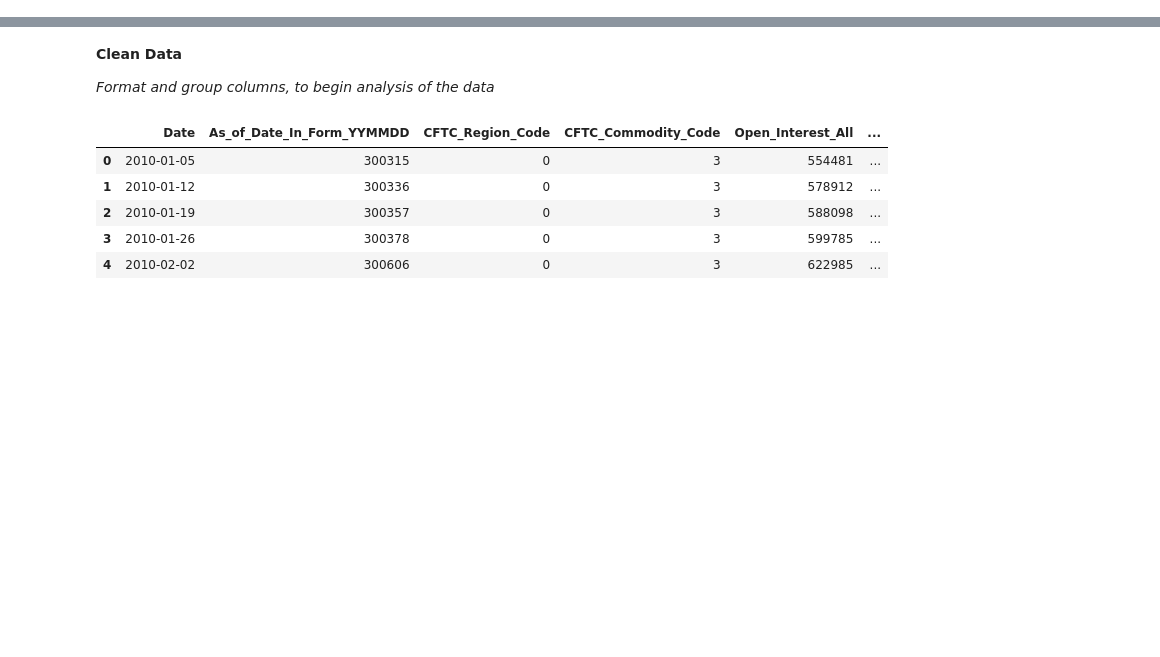
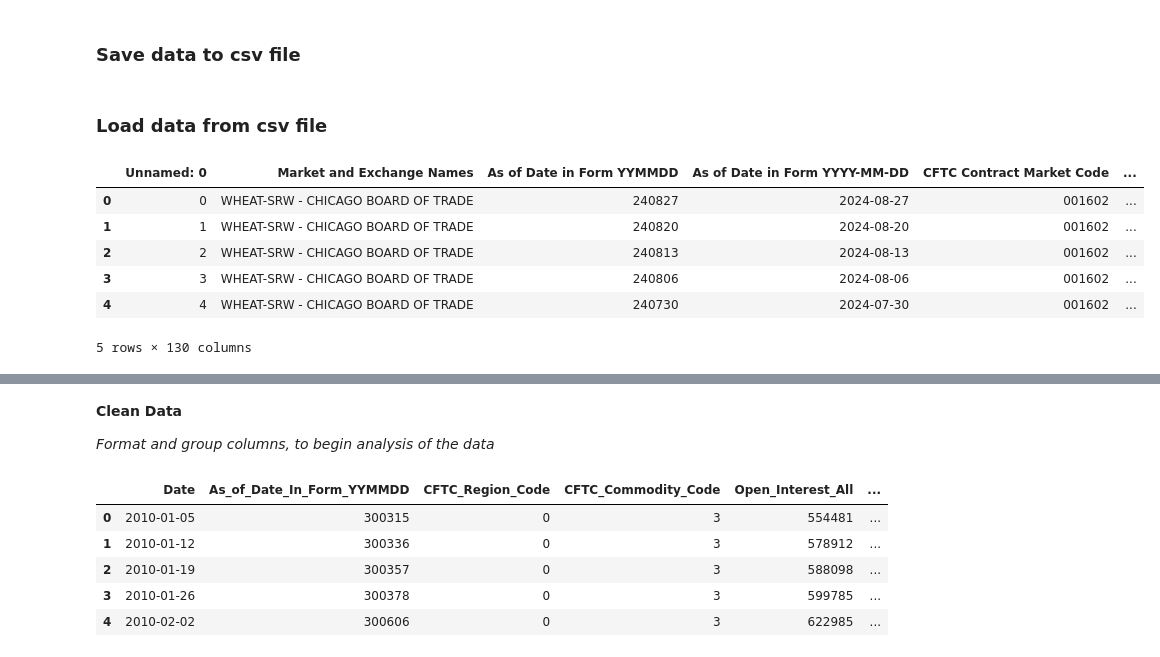
Before and after one commit to Renuto/Trading-Algorithmic, a Jupyter notebook: COT/cot-reports-price-data-linear-regression.ipynb, the cells around one changed output, grey strips where cells are left out. Drawn from its saved outputs; the diff is of its cells as text; code cells hidden in the pictures; blank space fills up the shorter version.

```diff
--- a/COT/cot-reports-price-data-linear-regression.ipynb
+++ b/COT/cot-reports-price-data-linear-regression.ipynb
@@ -77,0 +56,2 @@ df.head()
+# %% [markdown]
+### Save data to csv file
@@ -77,0 +60,2 @@ df.head()
+# %% [markdown]
+### Load data from csv file
@@ -78,2 +64,12 @@ df.head()
+# %%
+data.head()
+# %% [output]
+|  | Unnamed: 0 | Market and Exchange Names | As of Date in Form YYMMDD | As of Date in Form YYYY-MM-DD | CFTC Contract Market Code | ... |
+| 0 | 0 | WHEAT-SRW - CHICAGO BOARD OF TRADE | 240827 | 2024-08-27 | 001602 | ... |
+| 1 | 1 | WHEAT-SRW - CHICAGO BOARD OF TRADE | 240820 | 2024-08-20 | 001602 | ... |
+| 2 | 2 | WHEAT-SRW - CHICAGO BOARD OF TRADE | 240813 | 2024-08-13 | 001602 | ... |
+| 3 | 3 | WHEAT-SRW - CHICAGO BOARD OF TRADE | 240806 | 2024-08-06 | 001602 | ... |
+| 4 | 4 | WHEAT-SRW - CHICAGO BOARD OF TRADE | 240730 | 2024-07-30 | 001602 | ... |
+5 rows × 130 columns
 # %%
 #Filter large dataframe for only 'Wheat' data
```
Also changed, not shown: parts of 22 cells of this notebook.
